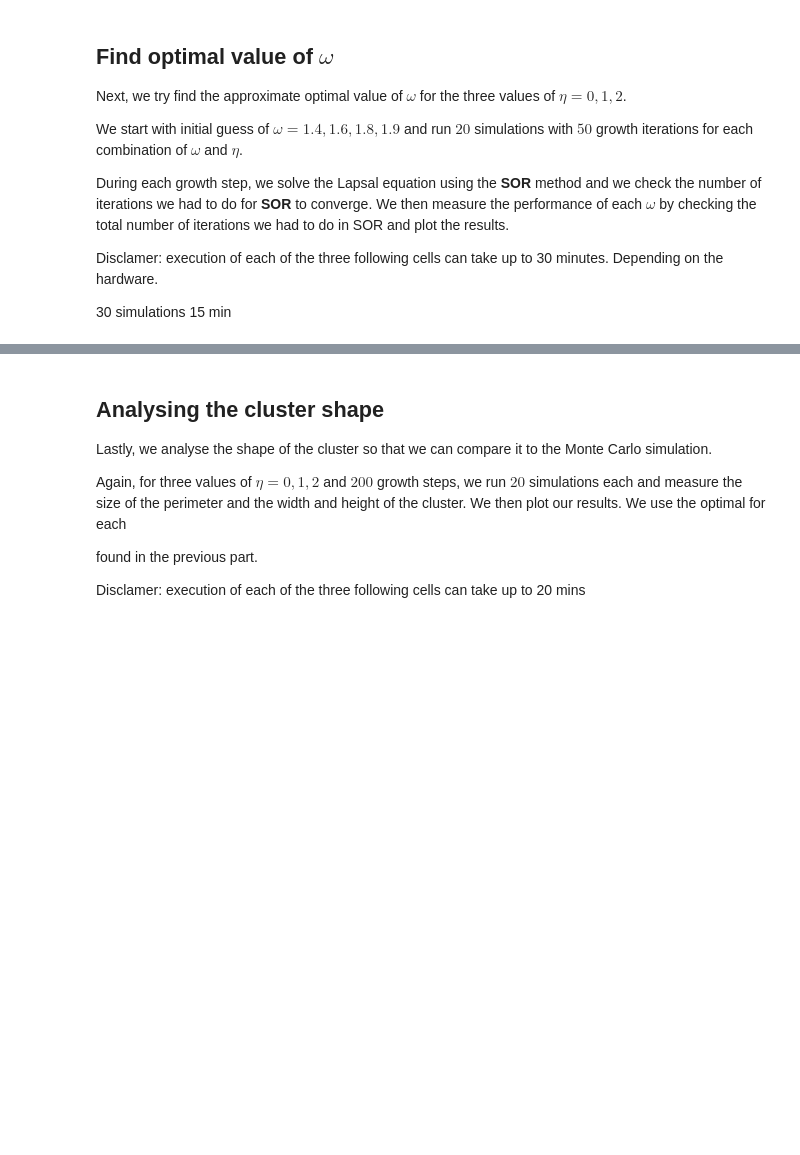
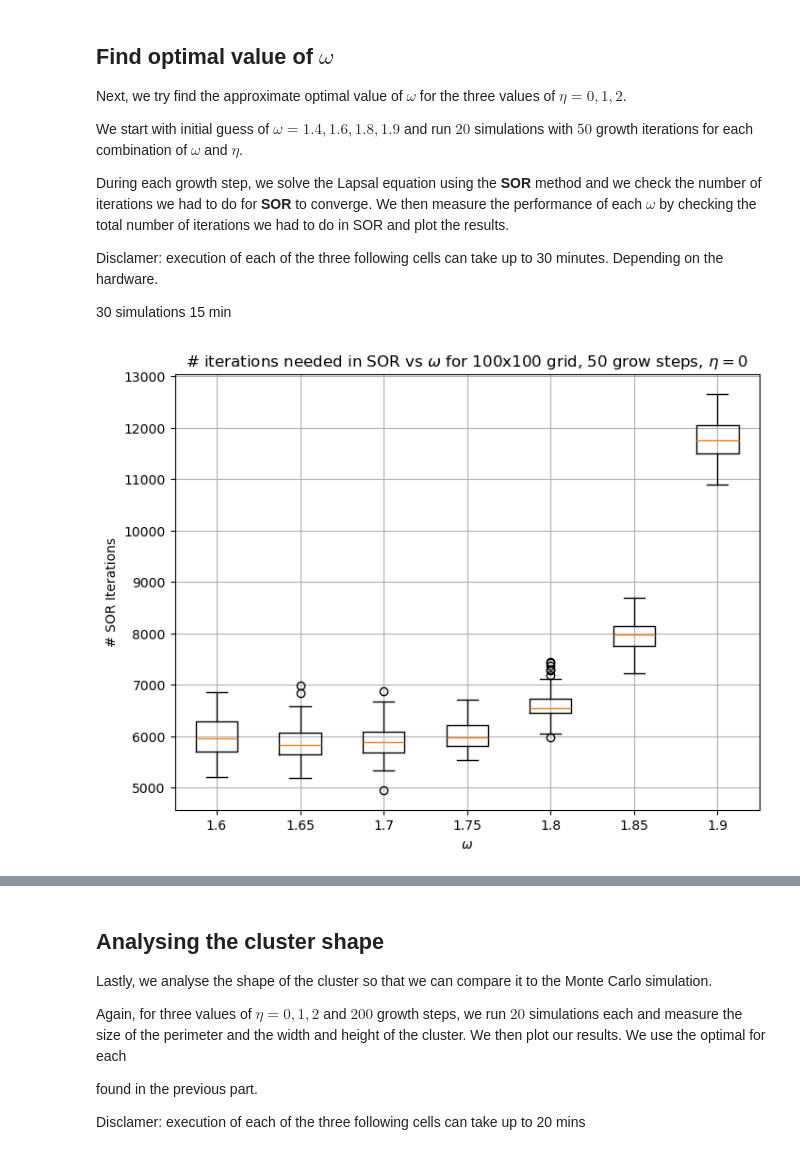
Before and after one commit to kingilsildor/CLS-Scientific_Computing-Assignment2, a Jupyter notebook: interface.ipynb, the cells around one changed output, grey strips where cells are left out. Cells and saved outputs as stored; diff of their text form; code cells hidden in the pictures; blank space fills up the shorter version.

Commit message:
Running more simulations and more values of omega

```diff
--- a/interface.ipynb
+++ b/interface.ipynb
@@ -44,12 +48,14 @@ Disclamer: execution of each of the three following cells can take up to 30 minu
 30 simulations 15 min
 # %%
 eta = 0
-omegas = [1.6, 1.7, 1.8, 1.85]
-num_simulations = 30
+omegas = [1.6, 1.65, 1.7, 1.75, 1.8, 1.85, 1.9]
+num_simulations = 100
 
 results_omegas_eta_0 = compare_omegas(eta, omegas, num_simulations)
 plot_omega_comparison(
     results_omegas_eta_0, omegas, eta, save=True, filename="omega_comparison_eta_0.png"
 )
+# %% [output]
+[figure, added]
 # %%
 eta = 1
```
Also changed, not shown: parts of 8 cells of this notebook, 10 other files.
